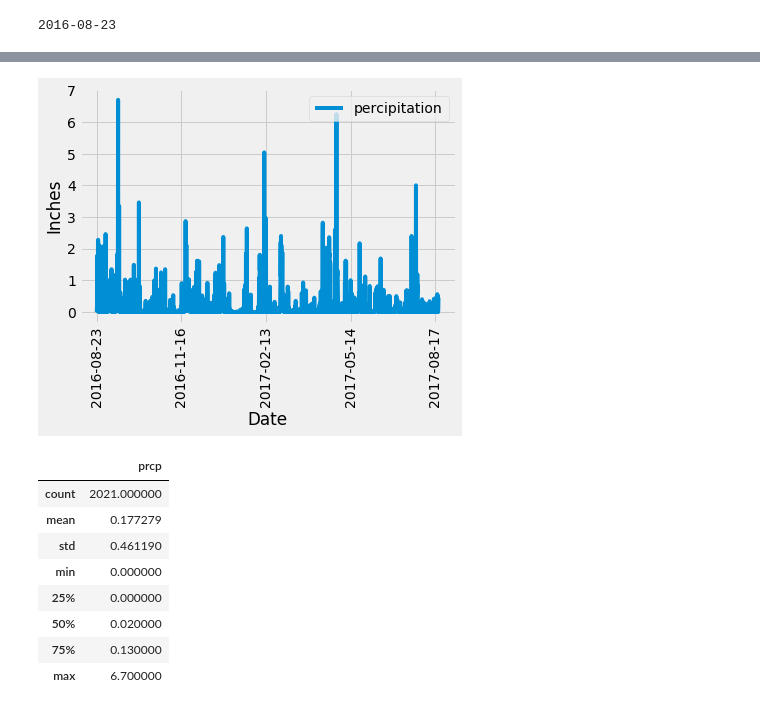
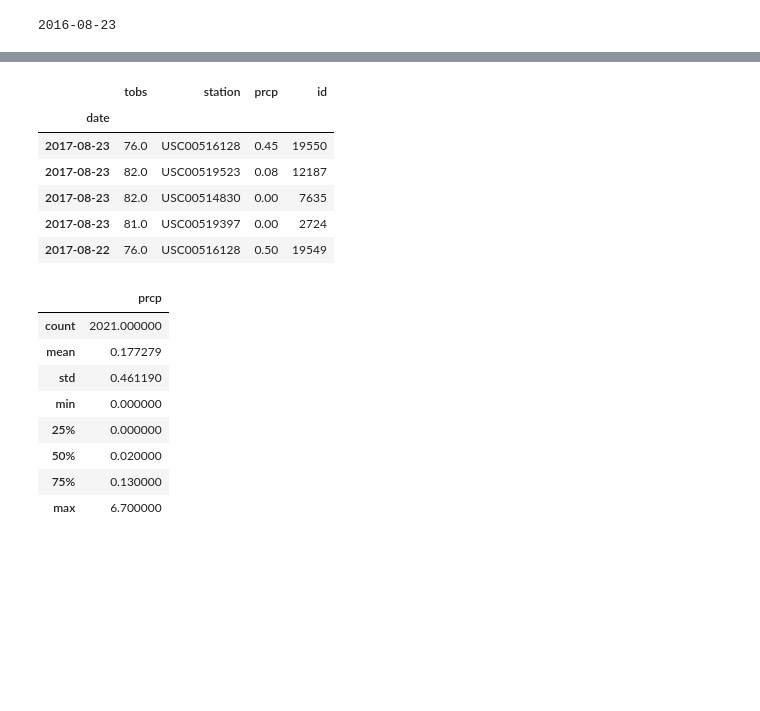
Before and after one commit to gotar1/sqlalchemy-challenge, a Jupyter notebook: climate_analysis.ipynb, the cells around one changed output, grey strips where cells are left out. Saved outputs shown, nothing was run; the diff lists cells and outputs as text; code cells hidden in the pictures; blank space fills up the shorter version.

```diff
--- a/climate_analysis.ipynb
+++ b/climate_analysis.ipynb
@@ -166,32 +173,15 @@ prcp_df.tail()
 # %%
 # Sort the dataframe by date
 prcp_df = prcp_df.sort_values(by='date', ascending=False)
+prcp_df.head()
+# %% [output]
+|  | tobs | station | prcp | id |
+| date |  |  |  |  |
+| 2017-08-23 | 76.0 | USC00516128 | 0.45 | 19550 |
+| 2017-08-23 | 82.0 | USC00519523 | 0.08 | 12187 |
+| 2017-08-23 | 82.0 | USC00514830 | 0.00 | 7635 |
+| 2017-08-23 | 81.0 | USC00519397 | 0.00 | 2724 |
+| 2017-08-22 | 76.0 | USC00516128 | 0.50 | 19549 |
-# %%
-# Use Pandas Plotting with Matplotlib to plot the data
-"""Note: what this means is to use the .plot() method on your dataframe variable,
-and then format the labels with methods like plt.xlabel() and plt.title().
-
-For example:
-df.plot()
-plt.xlabels()
-
-As opposed to:
-plt.bar()
-plt.xlabels()
-
-This is something you would never actually do. If you're importing matplotlib, you'd use
-it to generate the plot, as well as the formatting. It's good practice, if you're importing a library,
-to use it for everything you can use that library for. Every libarary you causes your program to take up
-more memory, so use what you import.
-"""
-
-data_df.plot(rot=90)
-plt.legend(['percipitation'], loc='upper right')
-plt.xlabel('Date')
-plt.ylabel('Inches')
-plt.show()
-# %% [output]
-[figure, removed]
 # %%
 # Use Pandas to calcualte the summary statistics for the precipitation data
 
```
Also changed, not shown: parts of 34 cells of this notebook, 4 other files.
